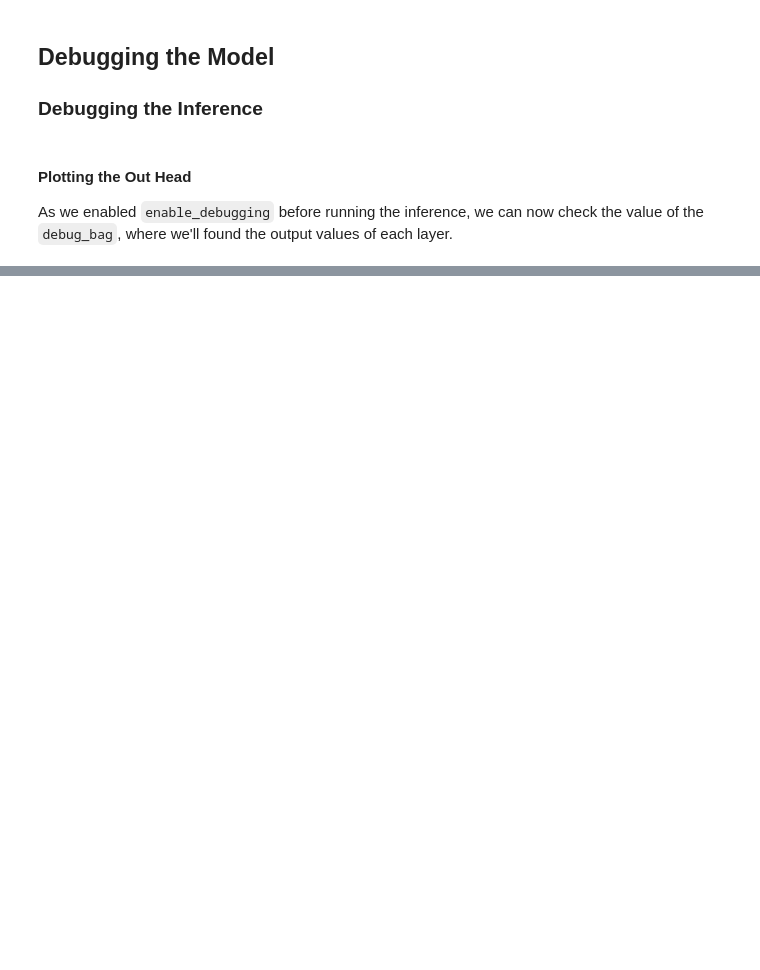
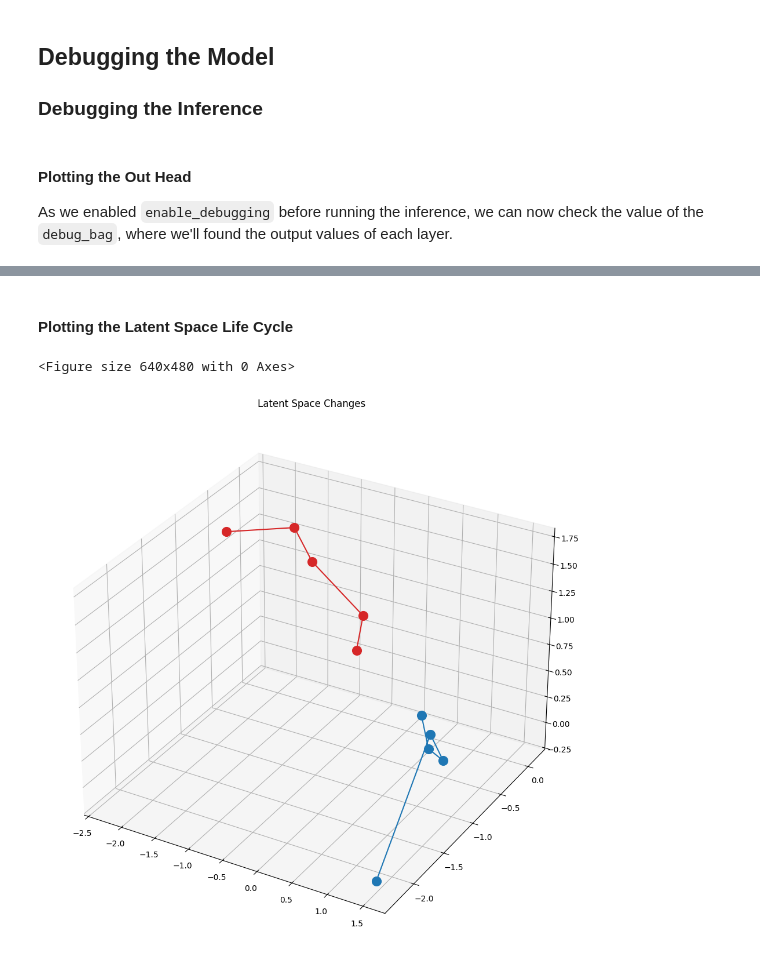
Before and after one commit to elcapo/llm-from-scratch, a Jupyter notebook: 12-word-world.ipynb, the cells around one changed output, grey strips where cells are left out. Cells and saved outputs as stored; diff of their text form; code cells hidden in the pictures; blank space fills up the shorter version.

```diff
--- a/12-word-world.ipynb
+++ b/12-word-world.ipynb
@@ -492,0 +495,17 @@ plot_bars(probs, labels, classification_colors, "Out head for the 2nd token", "I
+# %% [markdown]
+#### Plotting the Latent Space Life Cycle
+# %%
+final_normalization = model.debug_bag["final_normalization"].squeeze().clone().to("cpu")
+transformer_blocks = model.debug_bag["transformer_blocks"].squeeze().clone().to("cpu")
+dropout_embeddings = model.debug_bag["dropout_embeddings"].squeeze().clone().to("cpu")
+positional_embeddings = model.debug_bag["positional_embeddings"].squeeze().clone().to("cpu")
+token_embeddings = model.debug_bag["token_embeddings"].squeeze().clone().to("cpu")
+# %%
+def scat_3d_embedding(ax: Axes, embedding: torch.tensor, color: str):
+    ax.scatter(
+        embedding[0].detach().numpy(),
+        embedding[1].detach().numpy(),
+        embedding[2].detach().numpy(),
+        s = 128,
+        color = color,
+    )
@@ -492,0 +534,29 @@ plot_bars(probs, labels, classification_colors, "Out head for the 2nd token", "I
+# %%
+# Apparently only one chart can be rendered as an interactive widget at a time.
+# Change this to %matplotlib widget to make this chart interactive.
+# When you are done, set it back to %matplotlib inline.
+%matplotlib inline
+
+if config.embedding_dimension == 3:
+    plt.clf()
+
+    fig = plt.figure()
+    fig.set_figwidth(24)
+    fig.set_figheight(12)
+    fig.set_dpi(100)
+    fig.tight_layout(pad=4)
+
+    ax = fig.add_subplot(projection='3d')
+
+    scat_token_cycle(ax, 0, "tab:red")
+    plot_lines(ax, 0, "tab:red")
+
+    scat_token_cycle(ax, 1, "tab:blue")
+    plot_lines(ax, 1, "tab:blue")
+
+    plt.title("Latent Space Changes")
+
+    plt.show()
+# %% [output]
+<Figure size 640x480 with 0 Axes>
+[figure, added]
```
Also changed, not shown: parts of 15 cells of this notebook.
